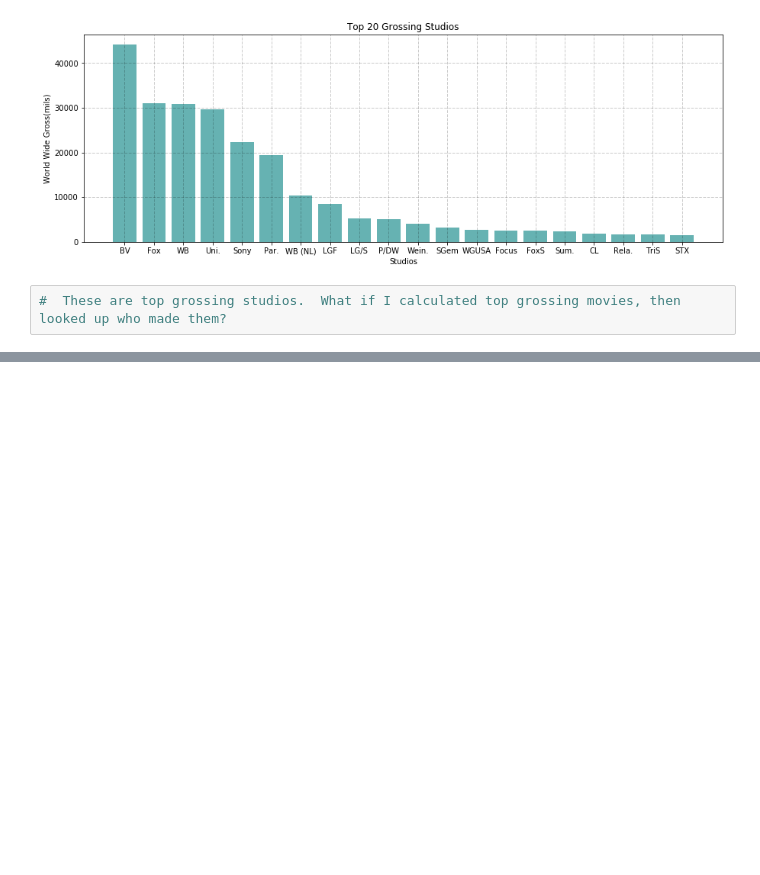
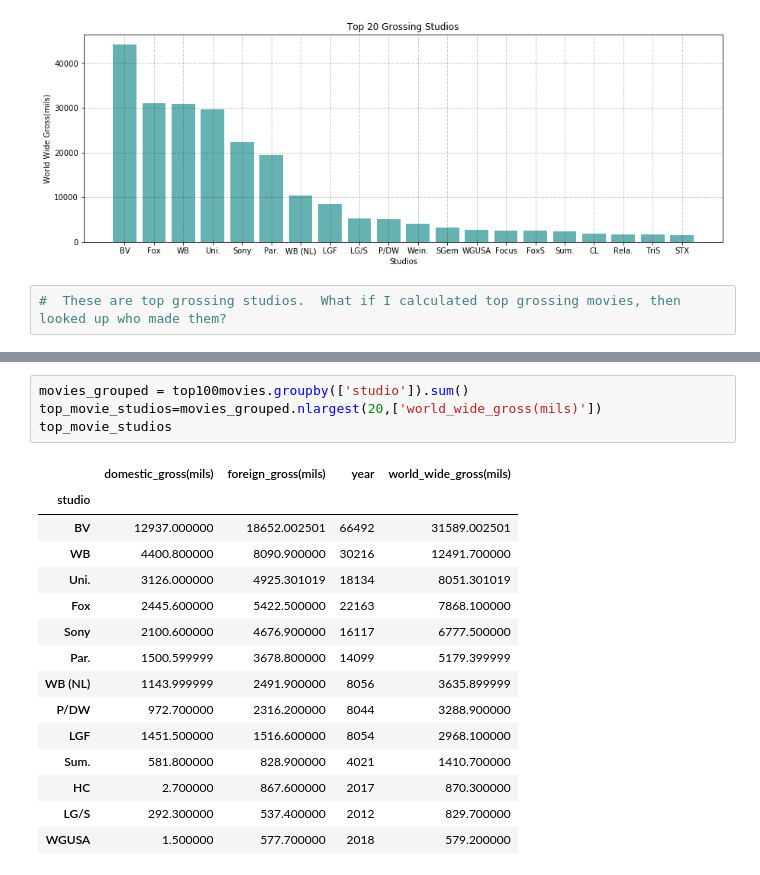
Before and after one commit to melodygr/microsoft_movie_analysis, a Jupyter notebook: Studio_Competition.ipynb, the cells around one changed output, grey strips where cells are left out. Cells and saved outputs as stored; diff of their text form; blank space fills up the shorter version.

```diff
--- a/Studio_Competition.ipynb
+++ b/Studio_Competition.ipynb
@@ -232,0 +243,20 @@ plt.ylabel('World Wide Gross(mils)');
+# %%
+movies_grouped = top100movies.groupby(['studio']).sum()
+top_movie_studios=movies_grouped.nlargest(20,['world_wide_gross(mils)'])
+top_movie_studios
+# %% [output]
+|  | domestic_gross(mils) | foreign_gross(mils) | year | world_wide_gross(mils) |
+| studio |  |  |  |  |
+| BV | 12937.000000 | 18652.002501 | 66492 | 31589.002501 |
+| WB | 4400.800000 | 8090.900000 | 30216 | 12491.700000 |
+| Uni. | 3126.000000 | 4925.301019 | 18134 | 8051.301019 |
+| Fox | 2445.600000 | 5422.500000 | 22163 | 7868.100000 |
+| Sony | 2100.600000 | 4676.900000 | 16117 | 6777.500000 |
+| Par. | 1500.599999 | 3678.800000 | 14099 | 5179.399999 |
+| WB (NL) | 1143.999999 | 2491.900000 | 8056 | 3635.899999 |
+| P/DW | 972.700000 | 2316.200000 | 8044 | 3288.900000 |
+| LGF | 1451.500000 | 1516.600000 | 8054 | 2968.100000 |
+| Sum. | 581.800000 | 828.900000 | 4021 | 1410.700000 |
+| HC | 2.700000 | 867.600000 | 2017 | 870.300000 |
+| LG/S | 292.300000 | 537.400000 | 2012 | 829.700000 |
+| WGUSA | 1.500000 | 577.700000 | 2018 | 579.200000 |
```
Also changed, not shown: parts of 5 cells of this notebook.
